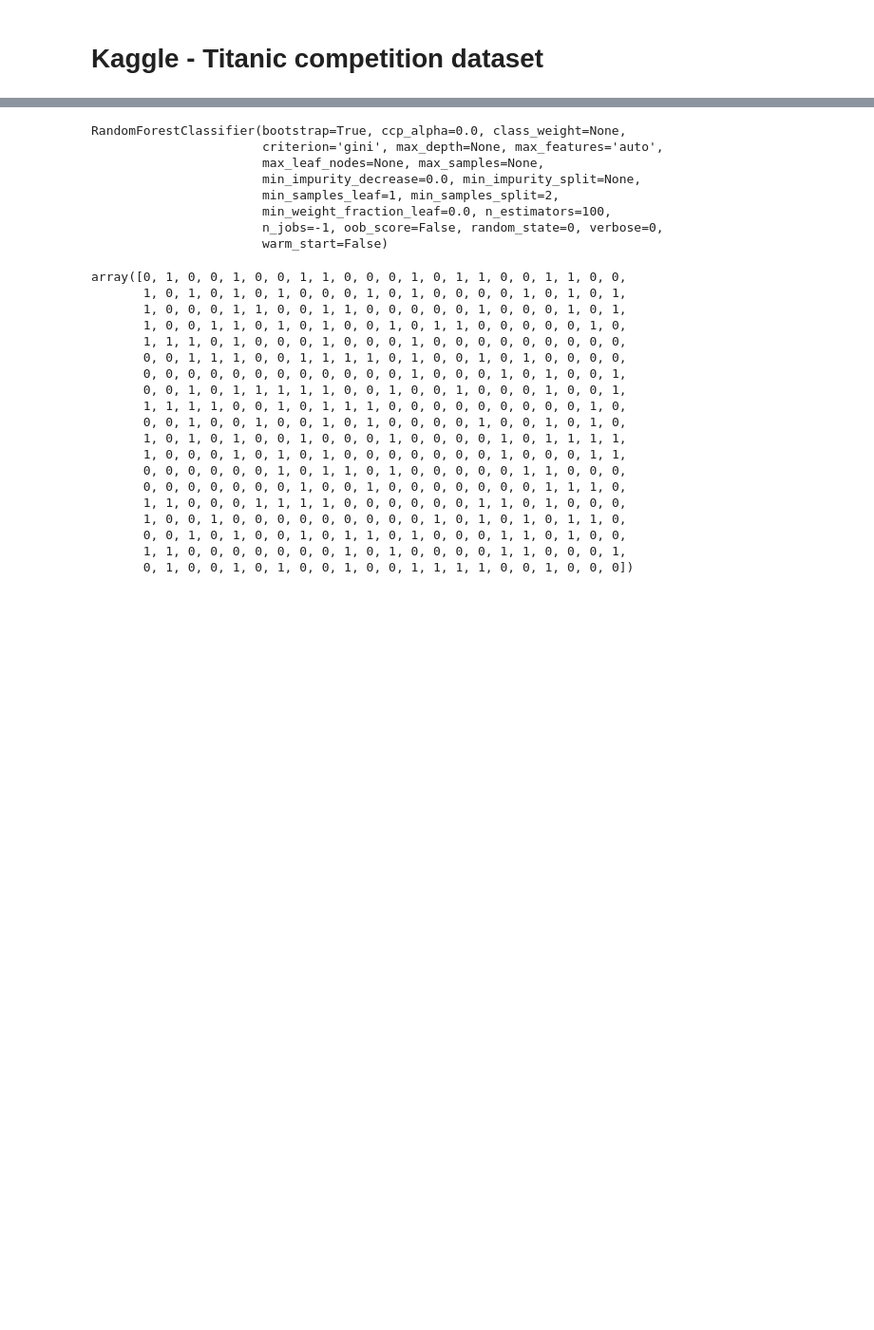
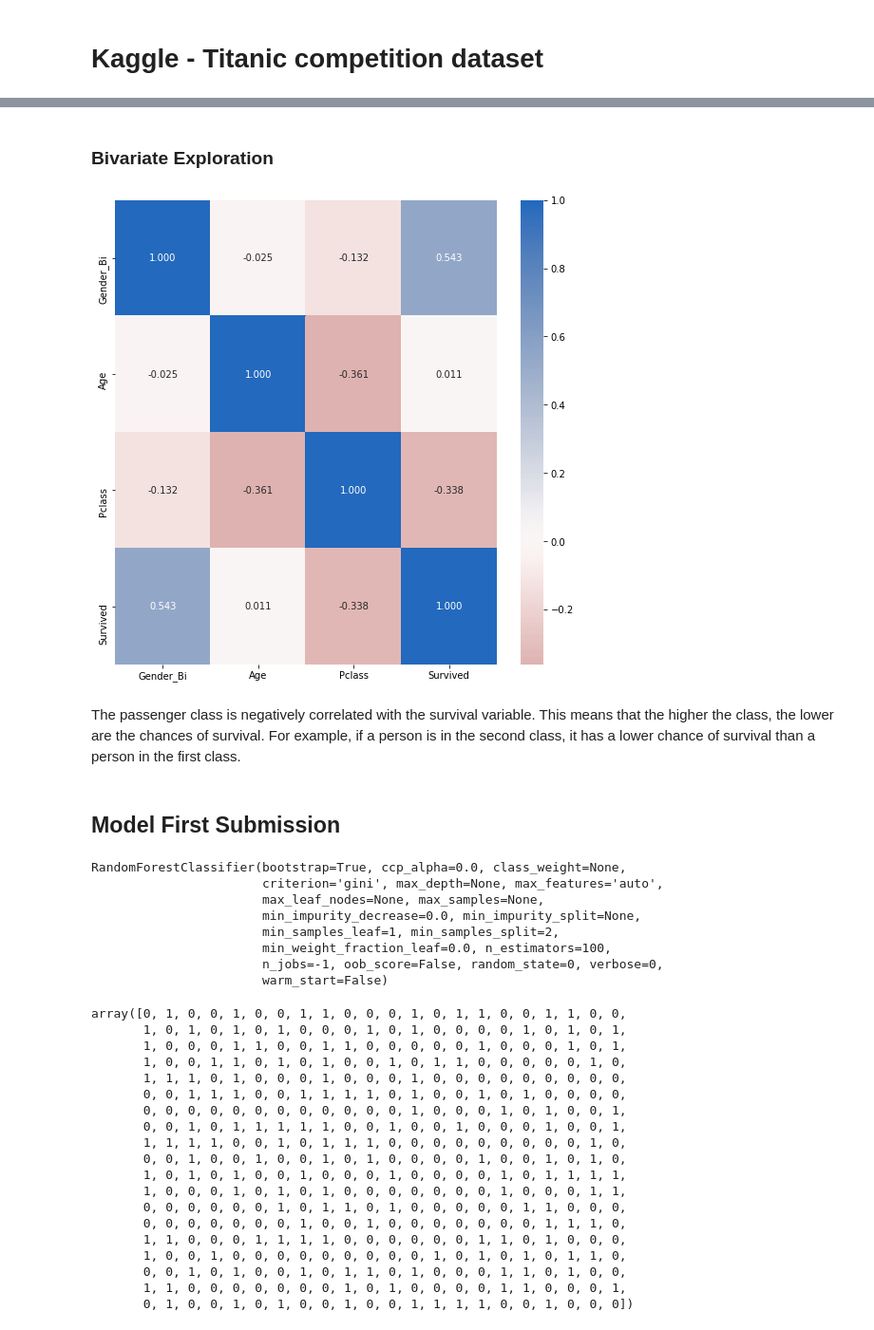
Before and after one commit to eduardopd/kaggle-titanic, a Jupyter notebook: kaggle-titanic.ipynb, the cells around one changed output, grey strips where cells are left out. Shown: that part at 95% size. Saved outputs shown, nothing was run; the diff lists cells and outputs as text; code cells hidden in the pictures; blank space fills up the shorter version.

```diff
--- a/kaggle-titanic.ipynb
+++ b/kaggle-titanic.ipynb
@@ -35,3 +120,22 @@ test['Gender_Bi'] = test['Sex'].map(gender_transform)
+# %% [markdown]
+### Bivariate Exploration
+# %%
+import seaborn as sb
+
+numeric_vars = ['Gender_Bi', 'Age', 'Pclass', 'Survived']
+# %%
+plt.figure(figsize=[9,9])
+
+def graph():
+    sb.heatmap(train[numeric_vars].corr(), annot = True, fmt = '.3f', cmap = 'vlag_r', center=0)
+
+graph()
+# %% [output]
+[figure, added]
+# %% [markdown]
+The passenger class is negatively correlated with the survival variable. This means that the higher the class, the lower are the chances of survival. For example, if a person is in the second class, it has a lower chance of survival than a person in the first class.
+# %% [markdown]
+## Model First Submission
 # %%
 variables = ['Gender_Bi', 'Fare']
 
```
Also changed, not shown: parts of 10 cells of this notebook.
